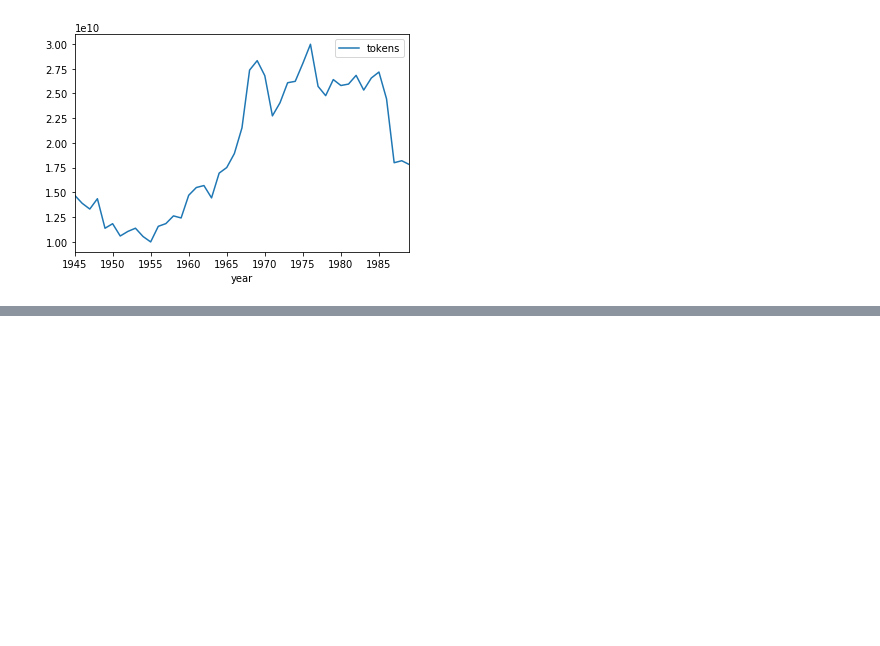
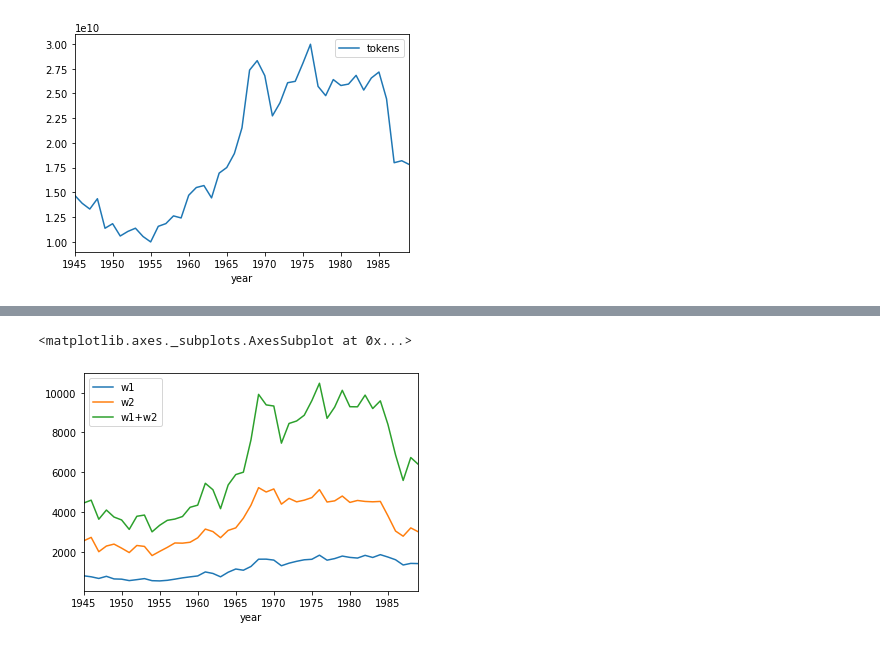
Before and after one commit to welfare-state-analytics/welfare_state_analytics, a Jupyter notebook: westac/case_study_political_in_newspapers/scratchbook.ipynb, the cells around one changed output, grey strips where cells are left out. Cells and saved outputs as stored; diff of their text form; code cells hidden in the pictures; blank space fills up the shorter version.

```diff
--- a/westac/case_study_political_in_newspapers/scratchbook.ipynb
+++ b/westac/case_study_political_in_newspapers/scratchbook.ipynb
@@ -24,0 +46,5 @@ df.head()
+# %%
+df.groupby(['year']).nunique()[['w1', 'w2', 'w1+w2']].plot()
+# %% [output]
+<matplotlib.axes._subplots.AxesSubplot at 0x...>
+[figure, added]
```
Also changed, not shown: parts of 7 cells of this notebook.
